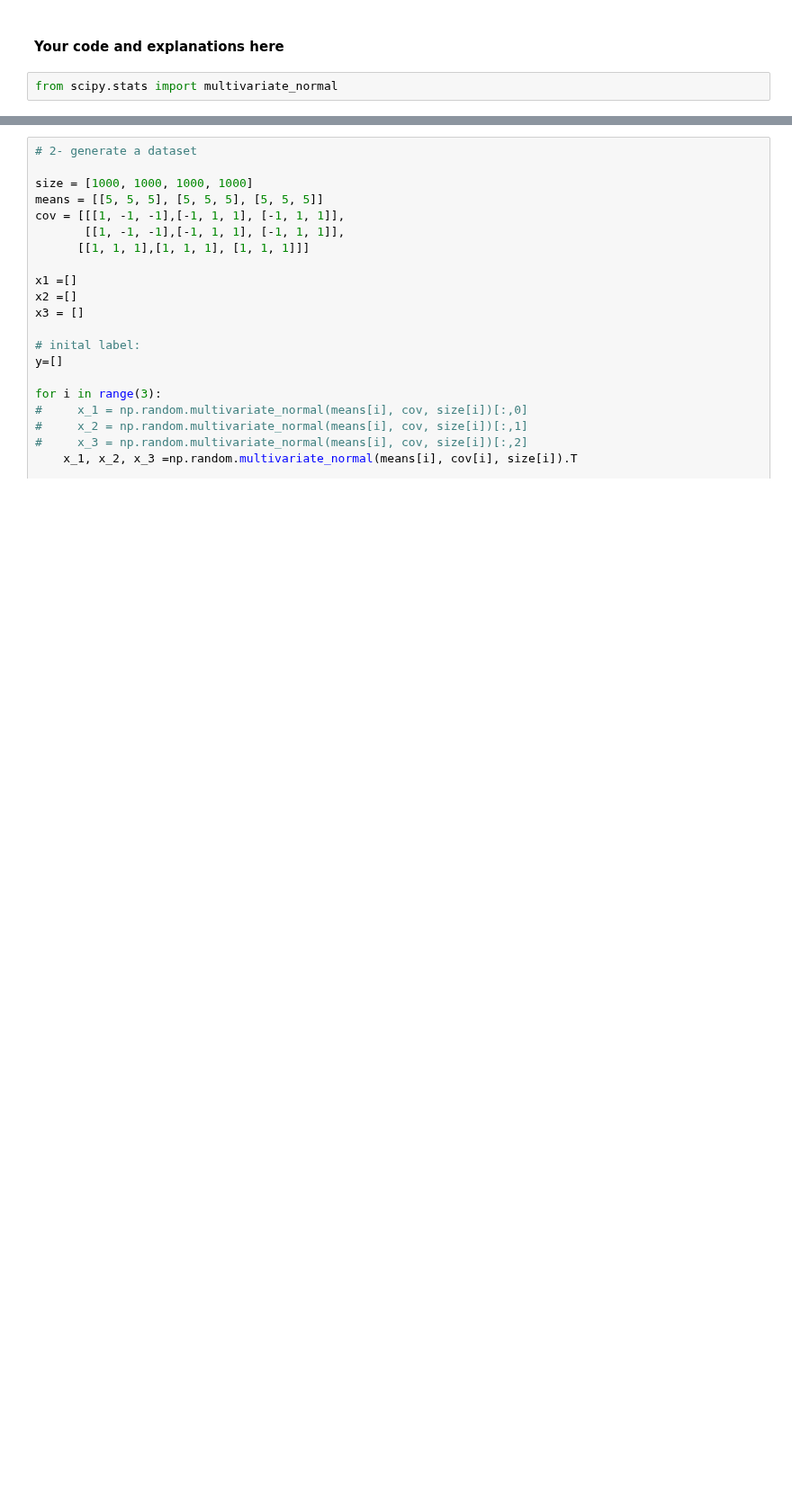
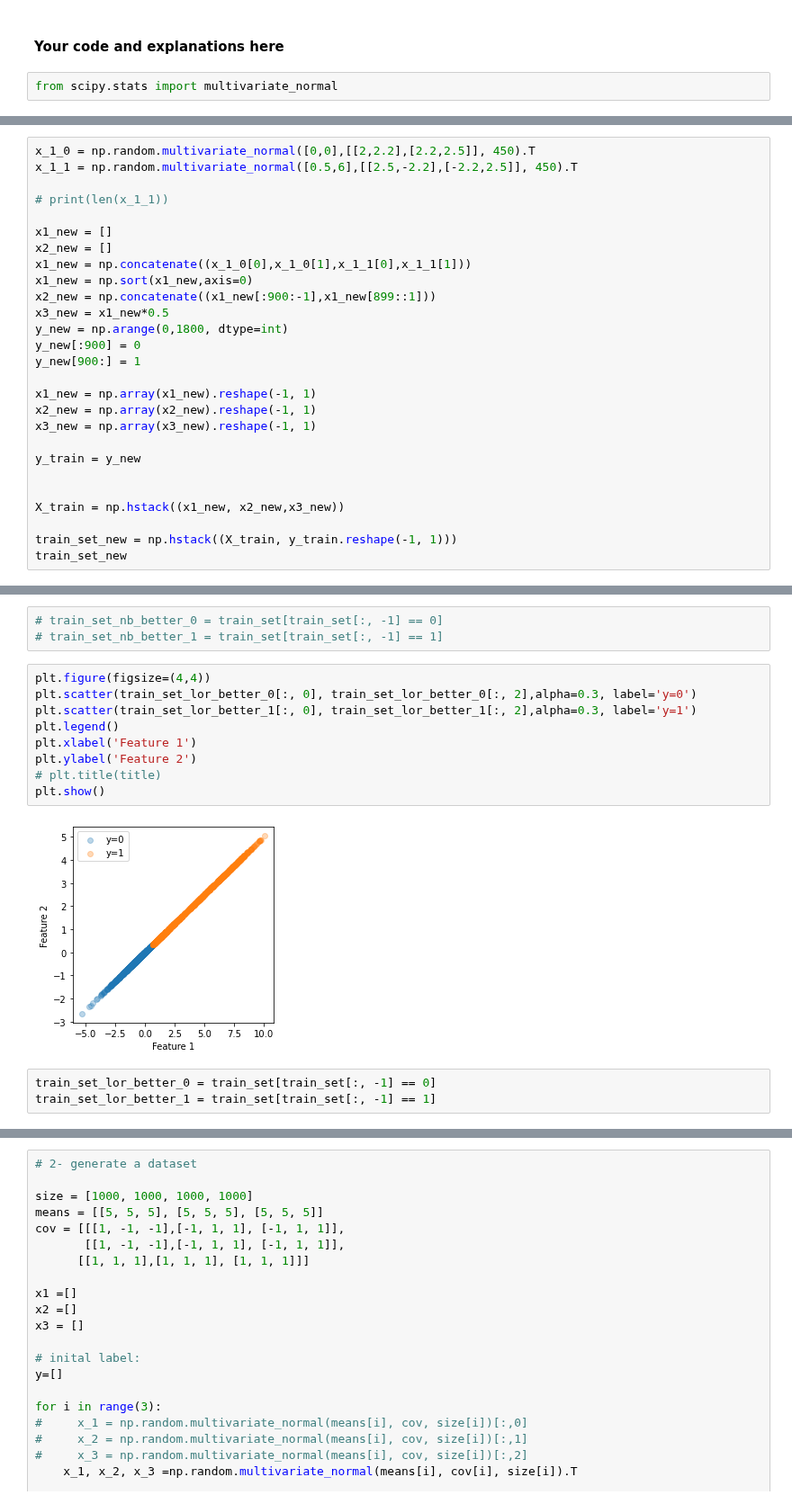
Before and after one commit to Oren-Ben/IDC, a Jupyter notebook: machine_learning/hw4/HW4 204079453_205714447-Copy1.ipynb, the cells around one changed output, grey strips where cells are left out. Shown at 90% size. Saved outputs shown, nothing was run; the diff lists cells and outputs as text; blank space fills up the shorter version.

```diff
--- a/machine_learning/hw4/HW4 204079453_205714447-Copy1.ipynb
+++ b/machine_learning/hw4/HW4 204079453_205714447-Copy1.ipynb
@@ -765,0 +945,27 @@ from scipy.stats import multivariate_normal
+# %%
+x_1_0 = np.random.multivariate_normal([0,0],[[2,2.2],[2.2,2.5]], 450).T
+x_1_1 = np.random.multivariate_normal([0.5,6],[[2.5,-2.2],[-2.2,2.5]], 450).T
+
+# print(len(x_1_1))
+
+x1_new = []
+x2_new = []
+x1_new = np.concatenate((x_1_0[0],x_1_0[1],x_1_1[0],x_1_1[1]))
+x1_new = np.sort(x1_new,axis=0)
+x2_new = np.concatenate((x1_new[:900:-1],x1_new[899::1]))
+x3_new = x1_new*0.5
+y_new = np.arange(0,1800, dtype=int)
+y_new[:900] = 0
+y_new[900:] = 1
+
+x1_new = np.array(x1_new).reshape(-1, 1)
+x2_new = np.array(x2_new).reshape(-1, 1)
+x3_new = np.array(x3_new).reshape(-1, 1)
+
+y_train = y_new
+
+
+X_train = np.hstack((x1_new, x2_new,x3_new))
+
+train_set_new = np.hstack((X_train, y_train.reshape(-1, 1)))
+train_set_new
@@ -765,0 +1038,17 @@ from scipy.stats import multivariate_normal
+# %%
+# train_set_nb_better_0 = train_set[train_set[:, -1] == 0]
+# train_set_nb_better_1 = train_set[train_set[:, -1] == 1]
+# %%
+plt.figure(figsize=(4,4))
+plt.scatter(train_set_lor_better_0[:, 0], train_set_lor_better_0[:, 2],alpha=0.3, label='y=0')
+plt.scatter(train_set_lor_better_1[:, 0], train_set_lor_better_1[:, 2],alpha=0.3, label='y=1')
+plt.legend()
+plt.xlabel('Feature 1')
+plt.ylabel('Feature 2')
+# plt.title(title)
+plt.show()
+# %% [output]
+[figure, added]
+# %%
+train_set_lor_better_0 = train_set[train_set[:, -1] == 0]
+train_set_lor_better_1 = train_set[train_set[:, -1] == 1]
```
Also changed, not shown: parts of 54 cells of this notebook.
